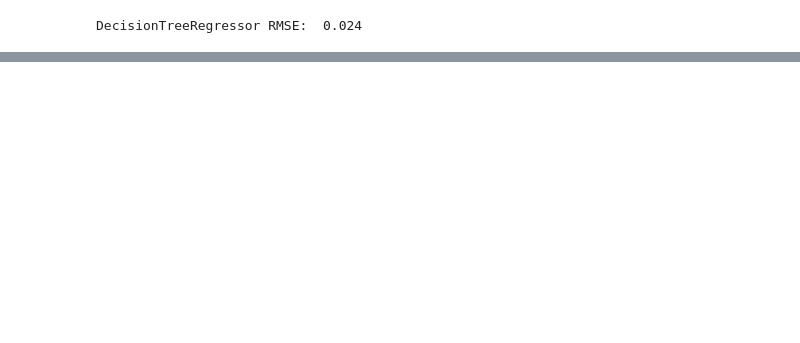
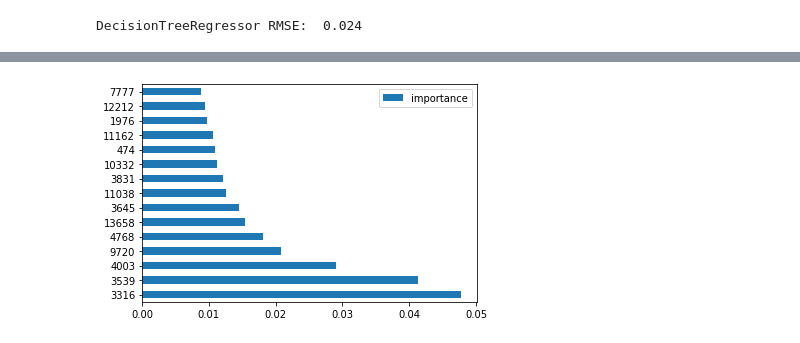
Before and after one commit to katsuki-nagakubo/Trump_Tweets_Word2vec, a Jupyter notebook: trump_tweets_s&p500_relation.ipynb, the cells around one changed output, grey strips where cells are left out. Saved outputs shown, nothing was run; the diff lists cells and outputs as text; code cells hidden in the pictures; blank space fills up the shorter version.

```diff
--- a/trump_tweets_s&p500_relation.ipynb
+++ b/trump_tweets_s&p500_relation.ipynb
@@ -721,0 +719,88 @@ tensor(0.0037, grad_fn=<MseLossBackward>)
+# %%
+#分析9　TFIDFを用いたランダムフォレスト
+
+#形態素解析のデータセットを作る
+#https://qiita.com/tomone_hata/items/67e7f9415dbf5c8ff8ba
+
+from sklearn.feature_extraction.text import CountVectorizer, TfidfTransformer
+
+#形態素解析のデータセットを作る
+#文章を全部１つのリストに入れる→TFIDFを作る→それぞれの日付に出てくる単語をKeyにTFIDFの値を取ってくる
+
+data_keitaiso = pd.read_csv("s&p_tweets.csv")
+tweet_keitaiso=[]
+
+for tweet in data_keitaiso["text"]:
+  tweet = re.sub(r'^RT[\s]+', '', tweet)
+  tweet = re.sub(r'(http|https):\/\/.*[\r\n]*', '', tweet)
+  tweet = re.sub(r'#', '', tweet)
+  tweet = tweet.translate(str.maketrans('', '', string.punctuation))
+  tweet_keitaiso.append(tweet)
+
+corpus = tweet_keitaiso
+cv = CountVectorizer(token_pattern=r"\b\w+\b")
+wc = cv.fit_transform(corpus)
+ttf = TfidfTransformer()
+tfidf = ttf.fit_transform(wc)
+
+#蜜行列に変更する
+X_tfidf = tfidf.toarray()
+
+data3 = pd.DataFrame(X_tfidf)
+df_tweets_tfidf =  pd.concat([data_keitaiso, data3], axis=1)
+
+df = df_tweets_tfidf.groupby(["date"]).mean()
+df_sp = pd.read_csv("/content/sp500-10-year-daily-chart.csv")
+df_sp["log"] = np.log(df_sp[" value"])
+df_sp["dif_log"] = df_sp["log"].diff()
+df2=pd.merge(df_sp, df, how="inner" ,on="date")
+df2 = df2.drop(" value", axis=1)
+df3 = df_tweets_tfidf[["date","text"]]
+df3 = df3.groupby(["date"]).count()
+df_tfidf = pd.merge( df3, df2, how="inner" ,on="date")
+df_tfidf["date"] = pd.to_datetime(df4['date']).astype('int64')
+
+from sklearn.model_selection import train_test_split
+
+target_col = 'dif_log'
+exclude_cols = ['log', 'price', 'dif_log', "date","text"]
+feature_cols = []
+for col in df_tfidf.columns:
+    if col not in exclude_cols:
+        feature_cols.append(col)
+
+X2 = np.array(df_tfidf[feature_cols])
+y2 = np.array(df_tfidf[target_col])
+
+X２_train_val, X２_test, y２_train_val, y２_test = train_test_split(
+    X２, y２, test_size=0.1, random_state=1234)
+
+X２_train, X２_val, y２_train, y２_val = train_test_split(
+    X２_train_val, y２_train_val, test_size=0.1, random_state=1234)
+
+#分析
+from sklearn.ensemble import RandomForestRegressor
+
+rf = RandomForestRegressor(n_estimators=100, random_state=1234)
+rf.fit(X２_train, y２_train)
+y２_pred = rf.predict(X２_val)
+rf_mse_2 = mean_squared_error(y２_val, y２_pred)
+print('RandomForestRegressor RMSE: ', round(np.sqrt(rf_mse_2), 3))
+
+#プロット
+rf_importances = pd.DataFrame(rf.feature_importances_, columns=['importance'], index=feature_cols)
+rf_importances.sort_values('importance', ascending=False).iloc[0:15].plot(kind='barh')
+
+#列名をゲット
+#https://note.nkmk.me/python-dict-get-key-from-value/
+
+voca = cv.vocabulary_
+
+def get_keys_from_value(d, val):
+    return [k for k, v in d.items() if v == val]
+
+for i in rf_importances.sort_values('importance', ascending=False).iloc[0:15].index:
+  keys = get_keys_from_value(voca, i)
+  print(keys)
+# ['key1', 'key2']
+# %% [output]
@@ -722,3 +823,4 @@ tensor(0.0037, grad_fn=<MseLossBackward>)
+[figure, added]
 # %%
 #上手くいってない
 #分析6 Doc2Vecでツイートをクラスタリングする①
```
Also changed, not shown: parts of 20 cells of this notebook.
